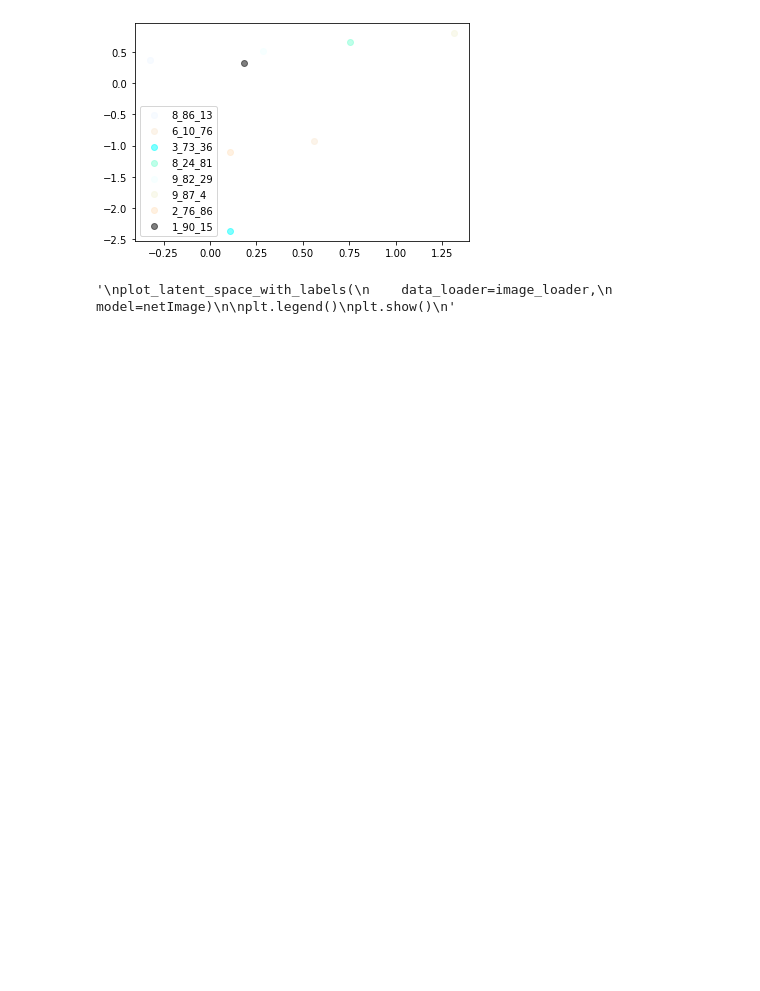
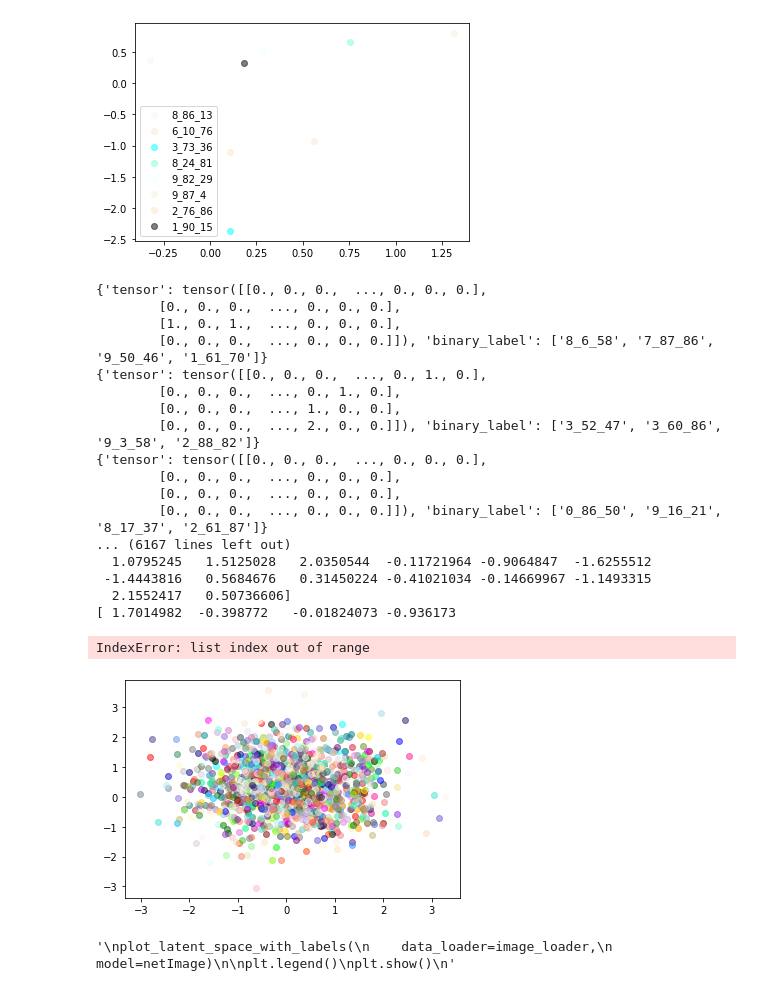
Before and after one commit to EST09/cross-modal-autoencoders, a Jupyter notebook: train_rna_image_gpu.ipynb, the cells around one changed output. Saved outputs shown, nothing was run; the diff lists cells and outputs as text; code cells hidden in the pictures; blank space fills up the shorter version.

Commit message:
plots latent space for both

```diff
--- a/train_rna_image_gpu.ipynb
+++ b/train_rna_image_gpu.ipynb
@@ -217,7 +217,7 @@ for epoch in range(args.max_epochs):
         netRNA.cuda()
         netImage.cuda()
 
-def plot_latent_space_with_labels(data_loader, model):
+def plot_latent_space_with_labels_image(data_loader, model):
     model = model.cuda()
     '''
     labels = []
@@ -230,6 +230,7 @@ def plot_latent_space_with_labels(data_loader, model):
     d = {}
     with torch.no_grad():
         for i, dict in enumerate(data_loader):
+            print(dict)
 
             images = dict["image_tensor"]
             labels1 = dict["label"]
@@ -253,12 +254,47 @@ def plot_latent_space_with_labels(data_loader, model):
     plt.legend()
 
 
-plot_latent_space_with_labels(
+plot_latent_space_with_labels_image(
     data_loader=image_loader,
     model=netImage.cuda())
 
 plt.legend()
 plt.show()
+
+def plot_latent_space_with_labels_rna(data_loader, model):
+    model = model.cuda()
+
+    d = {}
+    with torch.no_grad():
+        for i, dict in enumerate(data_loader):
+            print(dict)
+
+            images = dict["tensor"]
+            labels1 = dict["binary_label"]
+
+            embedding = model.get_latent_var(images.cuda())
+
+            for i, name in zip(range(len(labels1)), labels1):
+                    d[name] = embedding[i].to("cpu").numpy()
+
+    # print(d)
+    colors = list(mcolors.CSS4_COLORS.items())*50
+    for i,j in zip(list(d.keys()), range(len(list(d.keys())))):
+        # d[i] = np.concatenate(d[i])
+        plt.scatter(
+            d[i][0], d[i][1],
+            color=colors[j][1],
+            label=f'{i}',
+            alpha=0.5)
+
+    plt.legend()
+
+plot_latent_space_with_labels_rna(
+    data_loader=genomics_loader,
+    model=netRNA.cuda())
+
+plt.legend()
+plt.show()
 # %% [output]
 Pre-trained model loaded from my_save_dir/models/701.pth
 0
@@ -276,8 +312,27 @@ Pre-trained model loaded from my_save_dir/models/701.pth
  -0.7999883  -0.22479033 -0.31086946  0.7685706  -0.4202511  -0.57261956
   1.1961312  -0.12888812 -0.8276614   0.9278694   1.9034026  -1.4678776
  -1.0351201  -1.0463339  -1.4745585  -0.7388306  -1.3583097  -1.2312069
  -0.36995465 -2.5226011 ]
 [figure]
+{'tensor': tensor([[0., 0., 0.,  ..., 0., 0., 0.],
+        [0., 0., 0.,  ..., 0., 0., 0.],
+        [1., 0., 1.,  ..., 0., 0., 0.],
+        [0., 0., 0.,  ..., 0., 0., 0.]]), 'binary_label': ['8_6_58', '7_87_86', '9_50_46', '1_61_70']}
+{'tensor': tensor([[0., 0., 0.,  ..., 0., 1., 0.],
+        [0., 0., 0.,  ..., 0., 1., 0.],
+        [0., 0., 0.,  ..., 1., 0., 0.],
+        [0., 0., 0.,  ..., 2., 0., 0.]]), 'binary_label': ['3_52_47', '3_60_86', '9_3_58', '2_88_82']}
+{'tensor': tensor([[0., 0., 0.,  ..., 0., 0., 0.],
+        [0., 0., 0.,  ..., 0., 0., 0.],
+        [0., 0., 0.,  ..., 0., 0., 0.],
+        [0., 0., 0.,  ..., 0., 0., 0.]]), 'binary_label': ['0_86_50', '9_16_21', '8_17_37', '2_61_87']}
+... (6167 lines left out)
+  1.0795245   1.5125028   2.0350544  -0.11721964 -0.9064847  -1.6255512
+ -1.4443816   0.5684676   0.31450224 -0.41021034 -0.14669967 -1.1493315
+  2.1552417   0.50736606]
+[ 1.7014982  -0.398772   -0.01824073 -0.936173
+IndexError: list index out of range
+[figure, added]
 # %%
 # first create plot from image autoencoder
 
```
Also changed, not shown: parts of 1 cell of this notebook.
